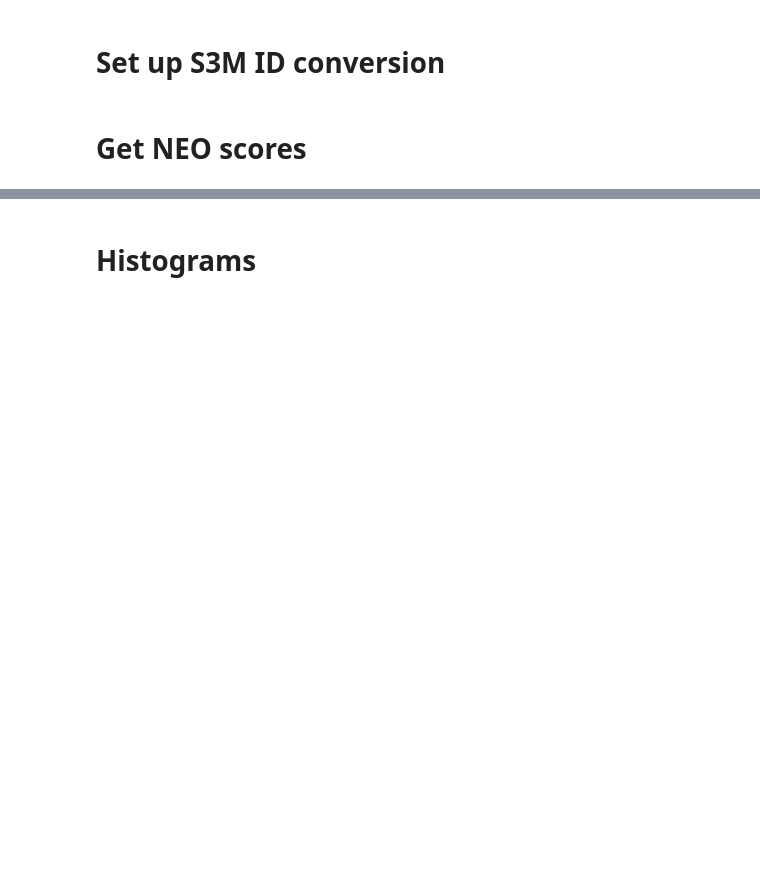
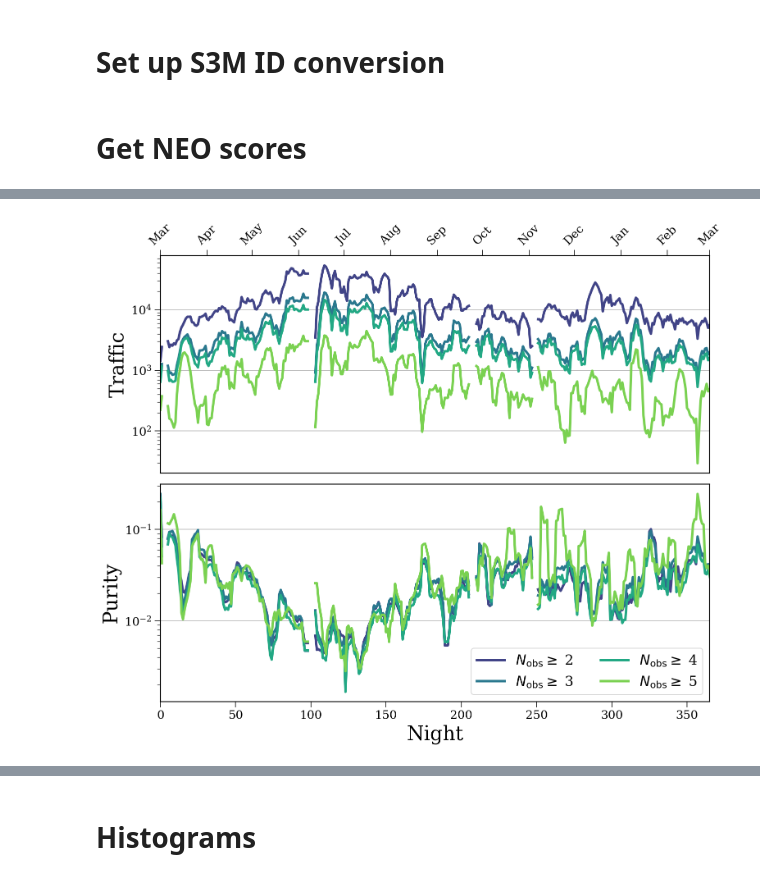
Before and after one commit to dirac-institute/hybrid_sso_catalogue, a Jupyter notebook: neocp/digest2_attempts.ipynb, the cells around one changed output, grey strips where cells are left out. Drawn from its saved outputs; the diff is of its cells as text; code cells hidden in the pictures; blank space fills up the shorter version.

```diff
--- a/neocp/digest2_attempts.ipynb
+++ b/neocp/digest2_attempts.ipynb
@@ -55,0 +165,10 @@ plt.show()
+# %%
+def running_mean(x, window=5):
+    y = np.zeros(len(x))
+    for i in range(len(y) - 5):
+        x_wind = x[i:i+window]
+        if np.any(x_wind > 0):
+            y[i] = np.mean(x_wind[x_wind > 0])
+        else:
+            y[i] = np.nan
+    return y
@@ -55,0 +228,59 @@ plt.show()
+# %%
+fig, axes = plt.subplots(2, 1, figsize=(12, 10))
+fig.subplots_adjust(hspace=0.05)
+
+window = 5
+
+colours = [plt.get_cmap("viridis", 6)(i + 1) for i in range(len(n_obs_list))]
+lw = 3
+
+for i in range(len(n_obs_list)):
+    nonzero = total_traffic.T[i] > 0
+    axes[0].plot(nights[:-window], running_mean(total_traffic.T[i], window=window)[:-window],
+                 color=colours[i], lw=3)
+axes[0].set_ylabel("Traffic")
+axes[0].set_yscale("log")
+
+for i in range(len(n_obs_list)):
+    nonzero = total_traffic.T[i] > 0
+    axes[1].plot(nights[:-window], running_mean(purity.T[i], window=window)[:-window],
+                 label=fr"$N_{{\rm obs}} \geq$ {n_obs_list[i]}",
+                 color=colours[i], lw=3)
+
+axes[1].set_yscale("log")
+axes[1].set_xlabel("Night")
+axes[1].set_ylabel("Purity")
+
+# leg = axes[0].legend(loc="center right", bbox_to_anchor=(1.32, 0))
+# for legobj in leg.legendHandles:
+#     legobj.set_linewidth(5.0)
+
+leg = axes[1].legend(loc="lower right", ncol=2, fontsize=0.7*fs)
+# for legobj in leg.legendHandles:
+#     legobj.set_linewidth(5.0)
+
+labels = ["March", "April", "May", "June", "July", "August", "September",
+          "October", "November", "December", "January", "February", "March"]
+labels_short = [label[:3] for label in labels]
+days = [0 for label in labels]
+for i, month in enumerate(range(3, 16)):
+    act_month, year = month % 12, month // 12
+    if act_month == 0:
+        act_month = 12
+        year = 0
+    days[i] = (date(2022 + year, act_month, 1) - date(2022, 3, 1)).days
+
+
+axes[0].xaxis.tick_top()
+axes[0].xaxis.set_label_position('top')
+
+axes[0].set_xticks(days)
+axes[0].set_xticklabels(labels_short, rotation=45)
+
+for ax in axes:
+    ax.set_xlim(0, 365)
+    ax.grid(axis="y")
+
+plt.show()
+# %% [output]
+[figure, added]
```
Also changed, not shown: parts of 62 cells of this notebook.
